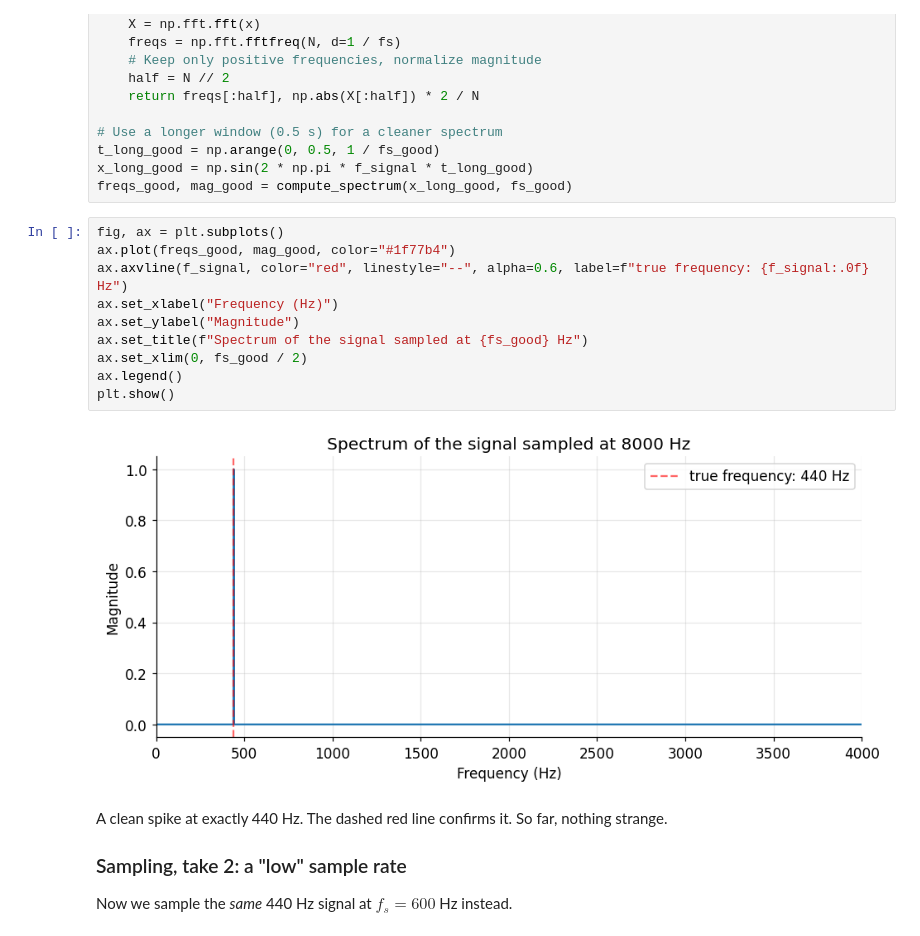
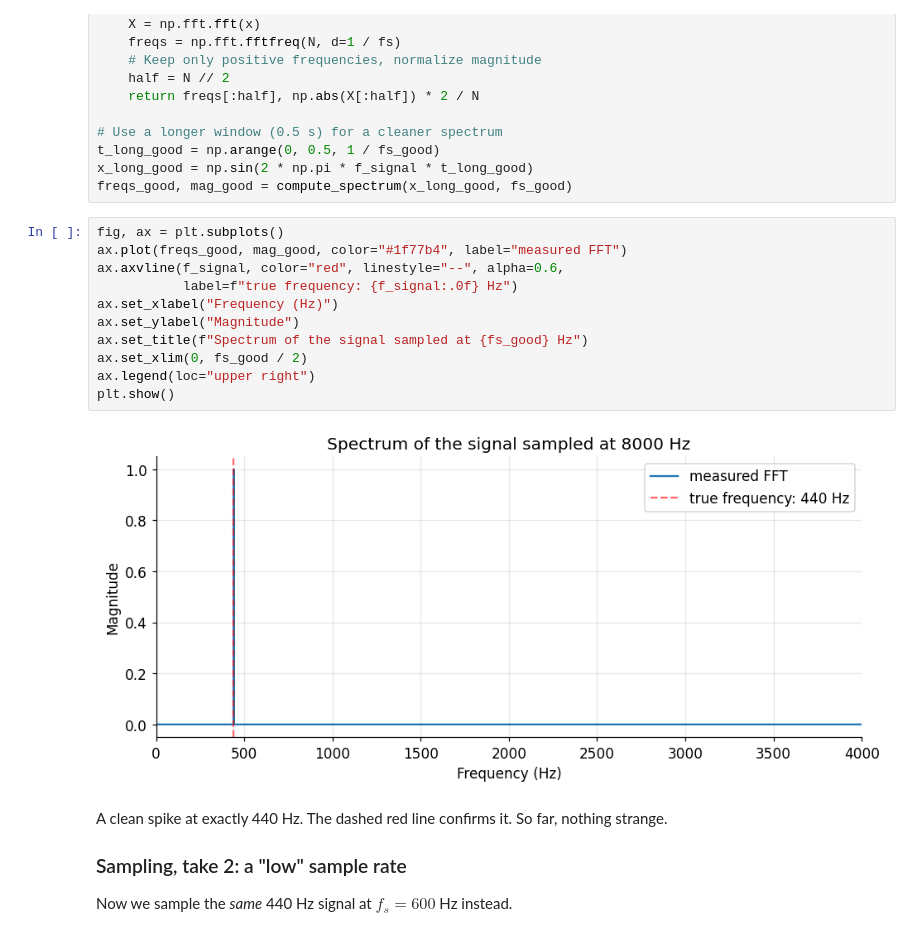
Before and after one commit to Patricia-tech-hub/aliasing-project, a Jupyter notebook: notebook.ipynb, the cells around one changed output. Saved outputs shown, nothing was run; the diff lists cells and outputs as text.

```diff
--- a/notebook.ipynb
+++ b/notebook.ipynb
@@ -109,16 +109,17 @@ x_long_good = np.sin(2 * np.pi * f_signal * t_long_good)
 freqs_good, mag_good = compute_spectrum(x_long_good, fs_good)
 # %%
 fig, ax = plt.subplots()
-ax.plot(freqs_good, mag_good, color="#1f77b4")
-ax.axvline(f_signal, color="red", linestyle="--", alpha=0.6, label=f"true frequency: {f_signal:.0f} Hz")
+ax.plot(freqs_good, mag_good, color="#1f77b4", label="measured FFT")
+ax.axvline(f_signal, color="red", linestyle="--", alpha=0.6,
+           label=f"true frequency: {f_signal:.0f} Hz")
 ax.set_xlabel("Frequency (Hz)")
 ax.set_ylabel("Magnitude")
 ax.set_title(f"Spectrum of the signal sampled at {fs_good} Hz")
 ax.set_xlim(0, fs_good / 2)
-ax.legend()
+ax.legend(loc="upper right")
 plt.show()
 # %% [output]
-[figure, old version]
+[figure, new version]
 # %% [markdown]
 A clean spike at exactly 440 Hz. The dashed red line confirms it. So far,
 nothing strange.
```
Also changed, not shown: parts of 5 cells of this notebook.
